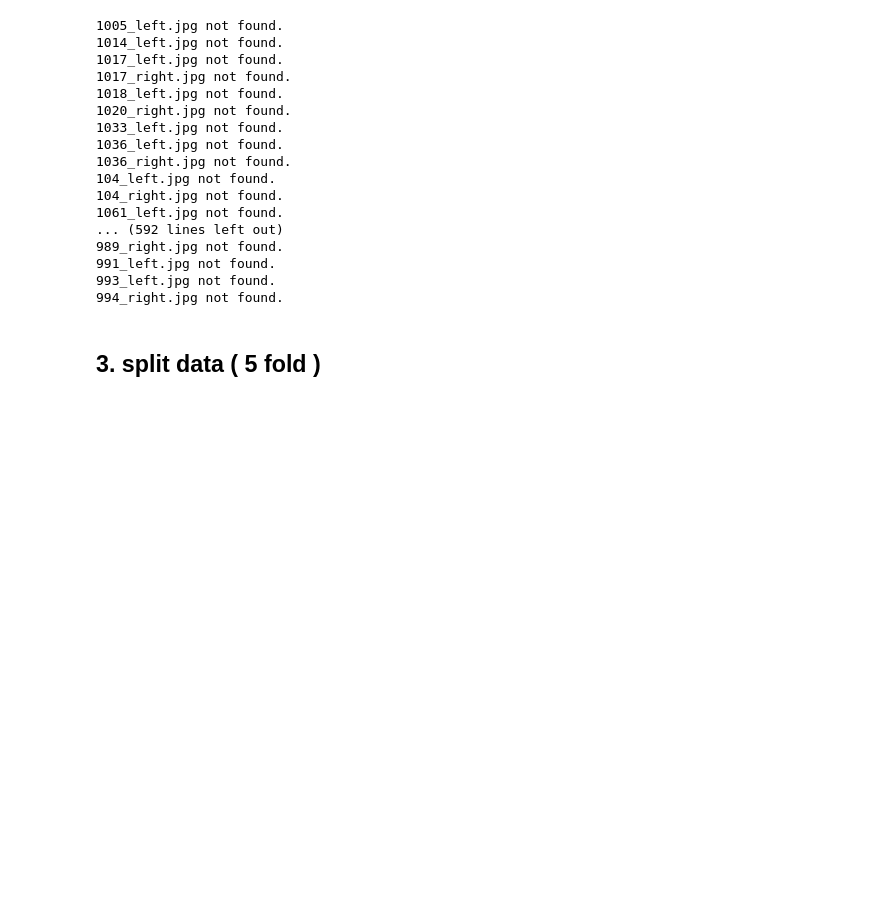
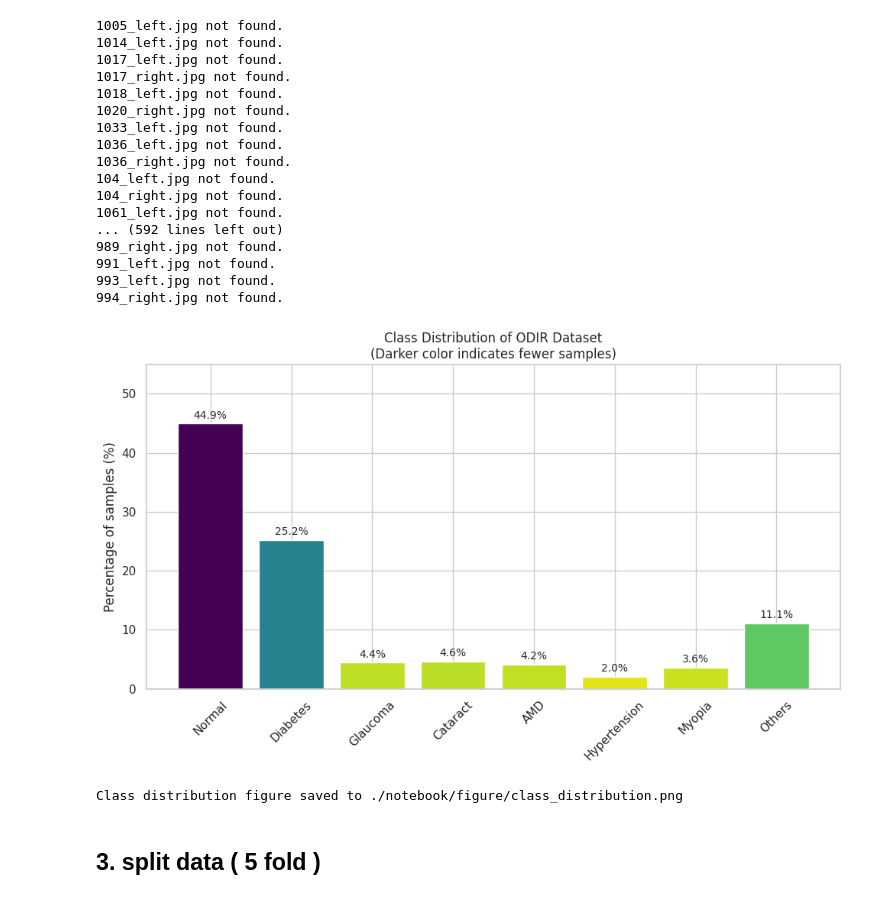
Before and after one commit to Xu739/ODIR-Dataset-Classification-Generation-and-Self-Supervised-Learning, a Jupyter notebook: notebook/EDA.ipynb, the cells around one changed output. Cells and saved outputs as stored; diff of their text form; code cells hidden in the pictures; blank space fills up the shorter version.

```diff
--- a/notebook/EDA.ipynb
+++ b/notebook/EDA.ipynb
@@ -92,6 +100,67 @@ datafile.to_csv("./notebook/csv/Overall_label.csv", index=False)
 991_left.jpg not found.
 993_left.jpg not found.
 994_right.jpg not found.
+# %%
+import pandas as pd
+import matplotlib.pyplot as plt
+import os
+
+# 路径设置
+csv_path = './notebook/csv/Overall_label.csv'
+figure_dir = './notebook/figure'
+os.makedirs(figure_dir, exist_ok=True)
+figure_path = os.path.join(figure_dir, 'class_distribution.png')
+
+# 读取 CSV
+df = pd.read_csv(csv_path)
+
+# 标签映射：数字 -> 原疾病名称
+label_to_name = {
+    0: 'Normal',
+    1: 'Diabetes',
+    2: 'Glaucoma',
+    3: 'Cataract',
+    4: 'AMD',
+    5: 'Hypertension',
+    6: 'Myopia',
+    7: 'Others'
+}
+
+# 统计各类别数量
+counts = df['label'].value_counts().sort_index()
+total_samples = counts.sum()
+percentages = counts / total_samples * 100
+disease_names = [label_to_name[i] for i in counts.index]
+# 输出每类数量和占比
+# for idx, count in class_counts.items():
+#     print(f"Class {idx}: {count} samples, {count/total*100:.2f}%")
+# 根据百分比设置颜色（少的深色，多的浅色）
+colors = plt.cm.viridis(1 - percentages / max(percentages))
+
+# 绘制条形图
+plt.figure(figsize=(10,6))
+bars = plt.bar(disease_names, percentages, color=colors)
+
+# 在柱子上显示百分比
+for bar, pct in zip(bars, percentages):
+    plt.text(bar.get_x() + bar.get_width()/2, bar.get_height() + 0.5,
+             f'{pct:.1f}%', ha='center', va='bottom', fontsize=10)
+
+plt.ylabel('Percentage of samples (%)')
+plt.title('Class Distribution of ODIR Dataset\n(Darker color indicates fewer samples)')
+plt.xticks(rotation=45)
+plt.ylim(0, max(percentages) + 10)
+
+# 保存图片
+plt.tight_layout()
+plt.savefig(figure_path, dpi=300)
+plt.show()
+plt.close()
+
+print(f'Class distribution figure saved to {figure_path}')
+# %% [output]
+[figure, added]
+Class distribution figure saved to ./notebook/figure/class_distribution.png
 # %% [markdown]
  ## 3. split data ( 5 fold )
 # %%
```
Also changed, not shown: parts of 3 cells of this notebook, 13 other files.
